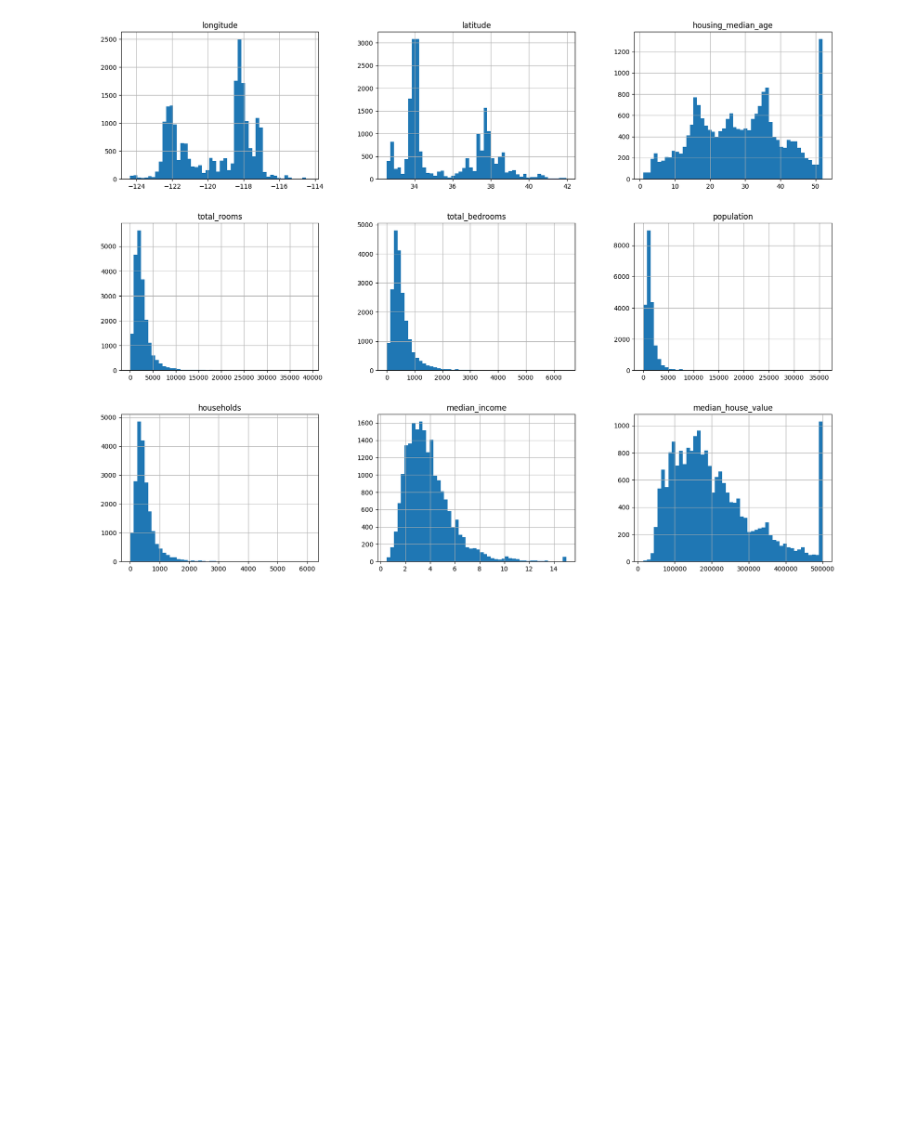
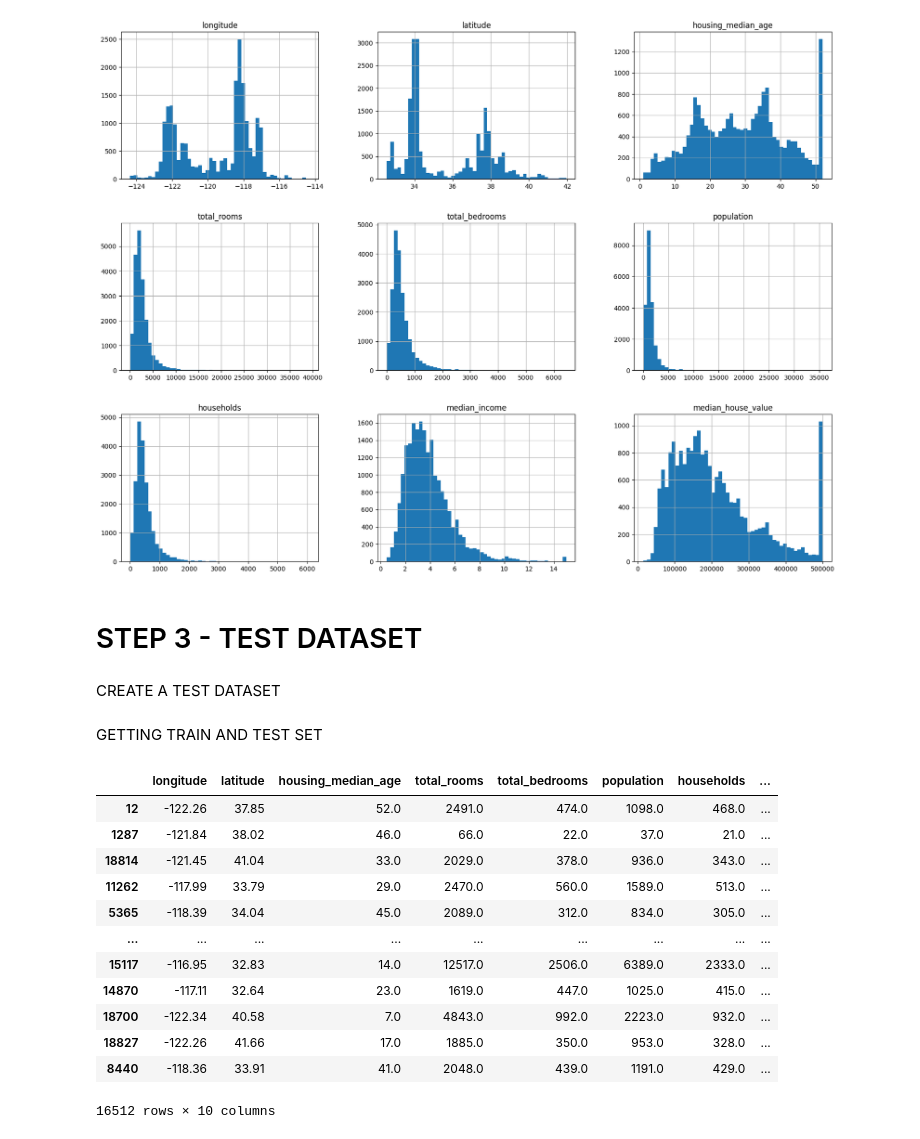
Before and after one commit to shazilhamzah/ML-Notes, a Jupyter notebook: housing-project/housing.ipynb, the cells around one changed output. Cells and saved outputs as stored; diff of their text form; code cells hidden in the pictures; blank space fills up the shorter version.

```diff
--- a/housing-project/housing.ipynb
+++ b/housing-project/housing.ipynb
@@ -53,3 +55,34 @@ housing.hist(bins=50,figsize=(20,15))
 plt.show()
 # %% [output]
 [figure]
+# %% [markdown]
+# STEP 3 - TEST DATASET
+# %% [markdown]
+CREATE A TEST DATASET
+# %%
+import numpy as np
+def split_train_test(data,test_ratio):
+    shuffled_indices = np.random.permutation(len(data))
+    test_data_size = int(len(data)*test_ratio)
+    test_indices = shuffled_indices[:test_data_size]
+    train_indices = shuffled_indices[test_data_size:]
+    return data.iloc[train_indices], data.iloc[test_indices]
+# %% [markdown]
+GETTING TRAIN AND TEST SET
+# %%
+train_set,test_set = split_train_test(housing,0.2)
+train_set
+# %% [output]
+|  | longitude | latitude | housing_median_age | total_rooms | total_bedrooms | population | households | ... |
+| 12 | -122.26 | 37.85 | 52.0 | 2491.0 | 474.0 | 1098.0 | 468.0 | ... |
+| 1287 | -121.84 | 38.02 | 46.0 | 66.0 | 22.0 | 37.0 | 21.0 | ... |
+| 18814 | -121.45 | 41.04 | 33.0 | 2029.0 | 378.0 | 936.0 | 343.0 | ... |
+| 11262 | -117.99 | 33.79 | 29.0 | 2470.0 | 560.0 | 1589.0 | 513.0 | ... |
+| 5365 | -118.39 | 34.04 | 45.0 | 2089.0 | 312.0 | 834.0 | 305.0 | ... |
+| ... | ... | ... | ... | ... | ... | ... | ... | ... |
+| 15117 | -116.95 | 32.83 | 14.0 | 12517.0 | 2506.0 | 6389.0 | 2333.0 | ... |
+| 14870 | -117.11 | 32.64 | 23.0 | 1619.0 | 447.0 | 1025.0 | 415.0 | ... |
+| 18700 | -122.34 | 40.58 | 7.0 | 4843.0 | 992.0 | 2223.0 | 932.0 | ... |
+| 18827 | -122.26 | 41.66 | 17.0 | 1885.0 | 350.0 | 953.0 | 328.0 | ... |
+| 8440 | -118.36 | 33.91 | 41.0 | 2048.0 | 439.0 | 1191.0 | 429.0 | ... |
+16512 rows × 10 columns
```
Also changed, not shown: parts of 3 cells of this notebook.
